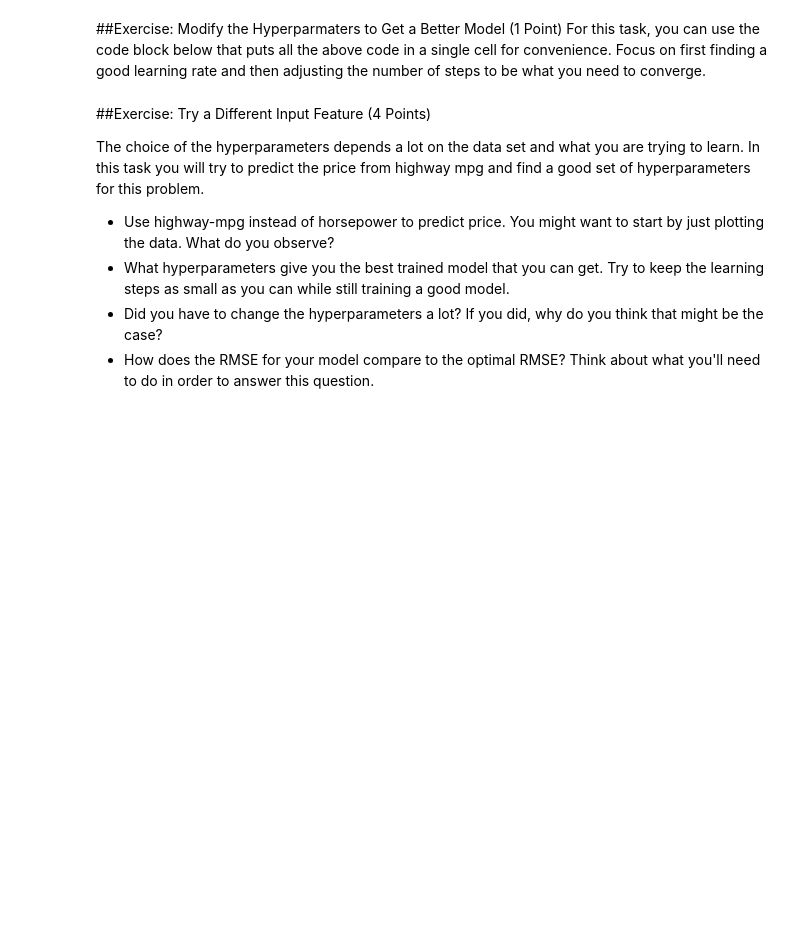
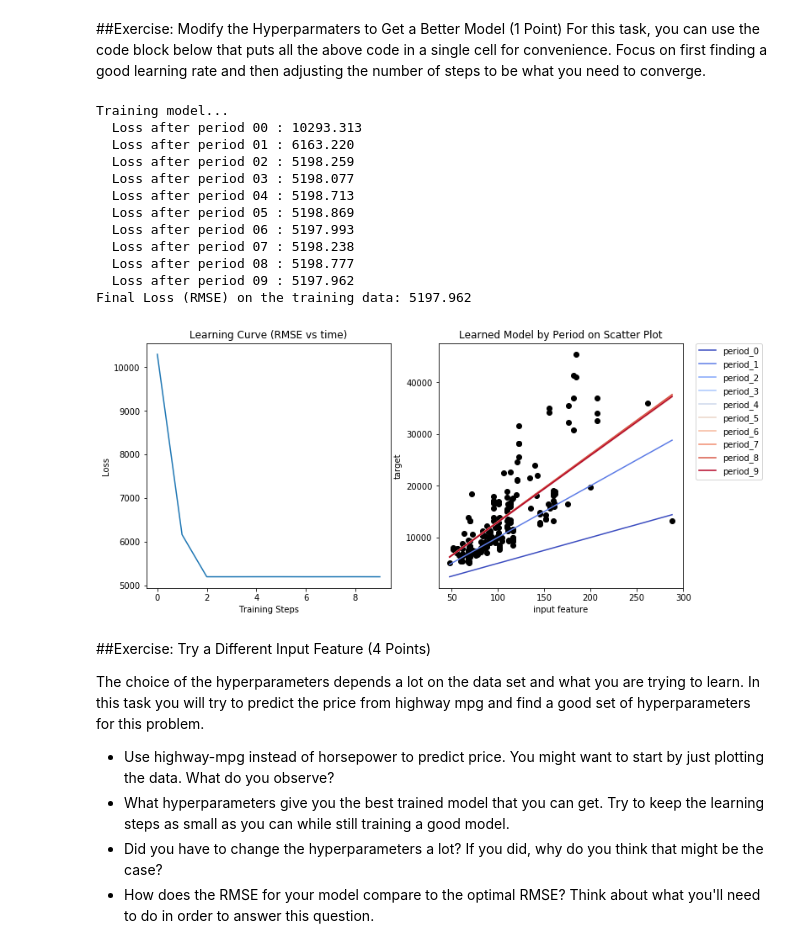
Before and after one commit to vijayko/Computer-Science-II-lab-, a Jupyter notebook: Lab_2_Training_Your_First_TF_Linear_Regression_Model.ipynb, the cells around one changed output. Saved outputs shown, nothing was run; the diff lists cells and outputs as text; code cells hidden in the pictures; blank space fills up the shorter version.

```diff
--- a/Lab_2_Training_Your_First_TF_Linear_Regression_Model.ipynb
+++ b/Lab_2_Training_Your_First_TF_Linear_Regression_Model.ipynb
@@ -439,15 +472,41 @@ LABEL = "price"
 # %%
 """
 List at least 3 of the sets of hyperparameters you tried and the RMSE obtained.
 Your primary goal is to get the lowest RMSE you can.  Once you've done that a
 secondary goal is to minmize the number of steps used since the computation
 cost depends heavily on the number of steps.
 
 Please Submit this with the results from the hyperparameters that you feel
 worked best.
 
 TYPE YOUR ANSWER IN THIS COMMENT
 """
+NUMERICAL_FEATURES = ["horsepower"]
+CATEGORICAL_FEATURES = []
+LABEL = "price"
+
+LEARNING_RATE = [0.01]
+STEPS = 10000
+
+for rate in LEARNING_RATE:
+  linear_regressor = define_linear_regression_model(learning_rate = rate)
+  linear_regressor = train_model_with_one_numerical_feature(
+      linear_regressor, training_examples[NUMERICAL_FEATURES],
+      training_examples[LABEL], batch_size=50, steps=STEPS)
+# %% [output]
+Training model...
+  Loss after period 00 : 10293.313
+  Loss after period 01 : 6163.220
+  Loss after period 02 : 5198.259
+  Loss after period 03 : 5198.077
+  Loss after period 04 : 5198.713
+  Loss after period 05 : 5198.869
+  Loss after period 06 : 5197.993
+  Loss after period 07 : 5198.238
+  Loss after period 08 : 5198.777
+  Loss after period 09 : 5197.962
+Final Loss (RMSE) on the training data: 5197.962
+[figure, added]
 # %% [markdown]
 ##Exercise: Try a Different Input Feature (4 Points)
 
```
Also changed, not shown: parts of 5 cells of this notebook.
